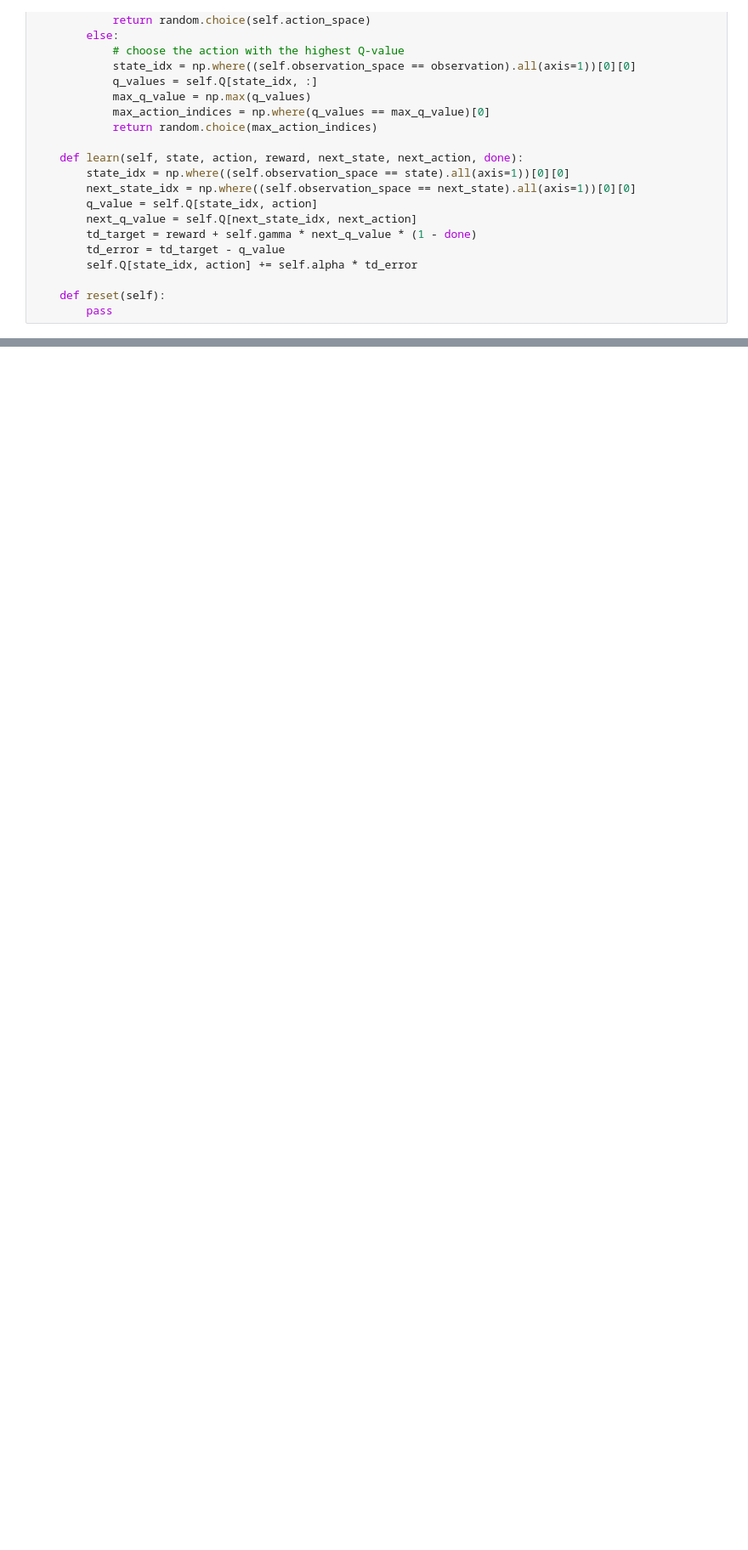
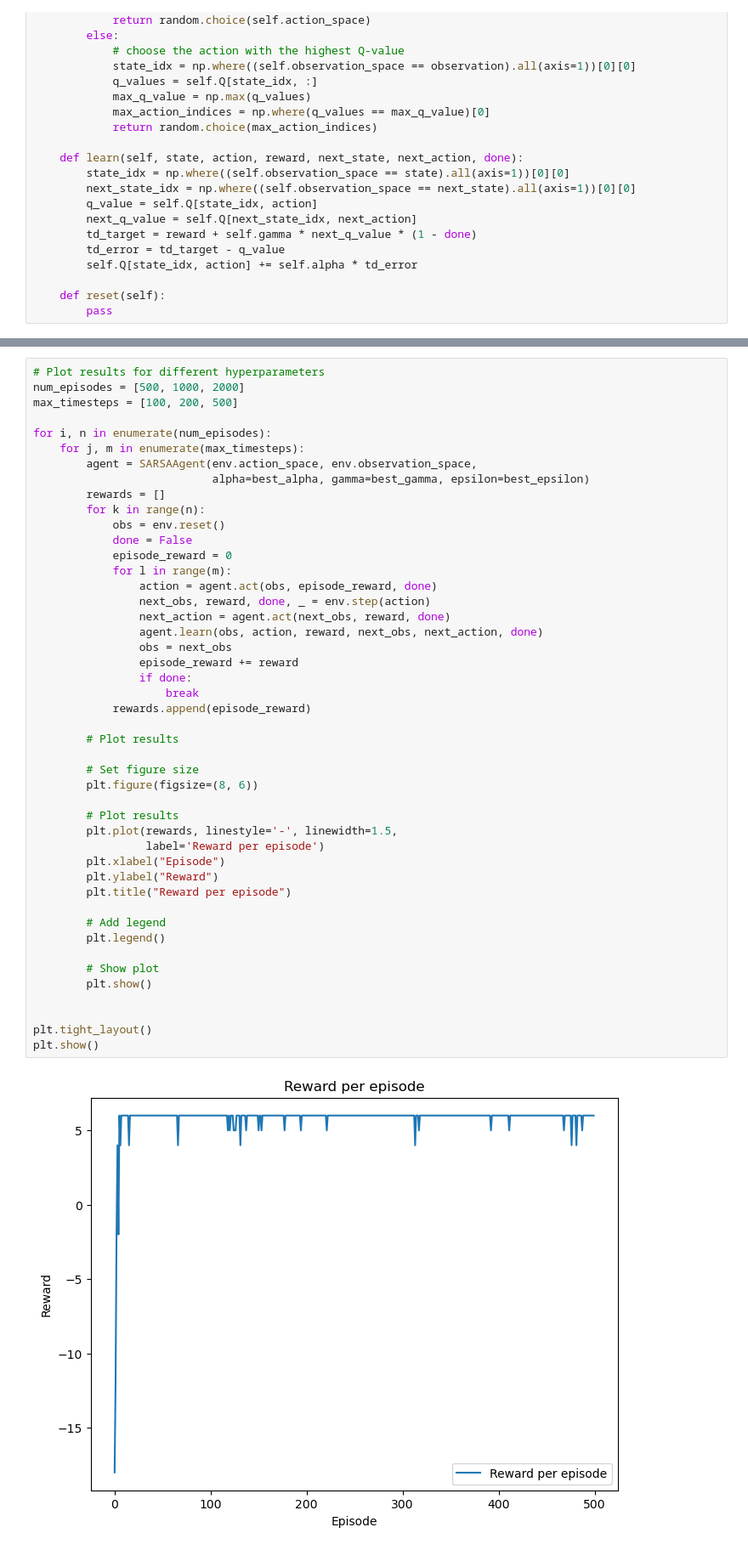
Before and after one commit to pChitral/Reinforcement-Learning, a Jupyter notebook: treasurehunt.ipynb, the cells around one changed output, grey strips where cells are left out. Shown at 85% size. Saved outputs shown, nothing was run; the diff lists cells and outputs as text; blank space fills up the shorter version.

```diff
--- a/treasurehunt.ipynb
+++ b/treasurehunt.ipynb
@@ -407,0 +393,48 @@ This output is from a reinforcement learning algorithm that was run with hyperpa
+# %%
+# Plot results for different hyperparameters
+num_episodes = [500, 1000, 2000]
+max_timesteps = [100, 200, 500]
+
+for i, n in enumerate(num_episodes):
+    for j, m in enumerate(max_timesteps):
+        agent = SARSAAgent(env.action_space, env.observation_space,
+                           alpha=best_alpha, gamma=best_gamma, epsilon=best_epsilon)
+        rewards = []
+        for k in range(n):
+            obs = env.reset()
+            done = False
+            episode_reward = 0
+            for l in range(m):
+                action = agent.act(obs, episode_reward, done)
+                next_obs, reward, done, _ = env.step(action)
+                next_action = agent.act(next_obs, reward, done)
+                agent.learn(obs, action, reward, next_obs, next_action, done)
+                obs = next_obs
+                episode_reward += reward
+                if done:
+                    break
+            rewards.append(episode_reward)
+
+        # Plot results
+
+        # Set figure size
+        plt.figure(figsize=(8, 6))
+
+        # Plot results
+        plt.plot(rewards, linestyle='-', linewidth=1.5,
+                 label='Reward per episode')
+        plt.xlabel("Episode")
+        plt.ylabel("Reward")
+        plt.title("Reward per episode")
+
+        # Add legend
+        plt.legend()
+
+        # Show plot
+        plt.show()
+
+
+plt.tight_layout()
+plt.show()
+# %% [output]
+[figure, added]
```
Also changed, not shown: parts of 6 cells of this notebook.
